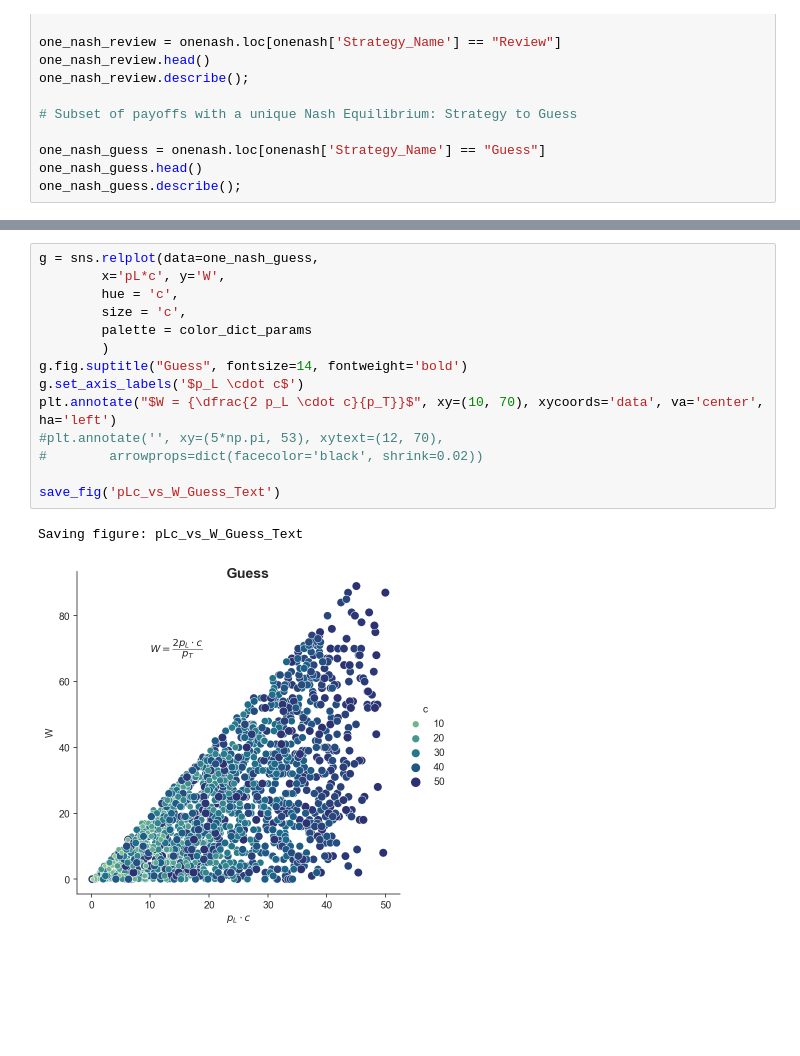
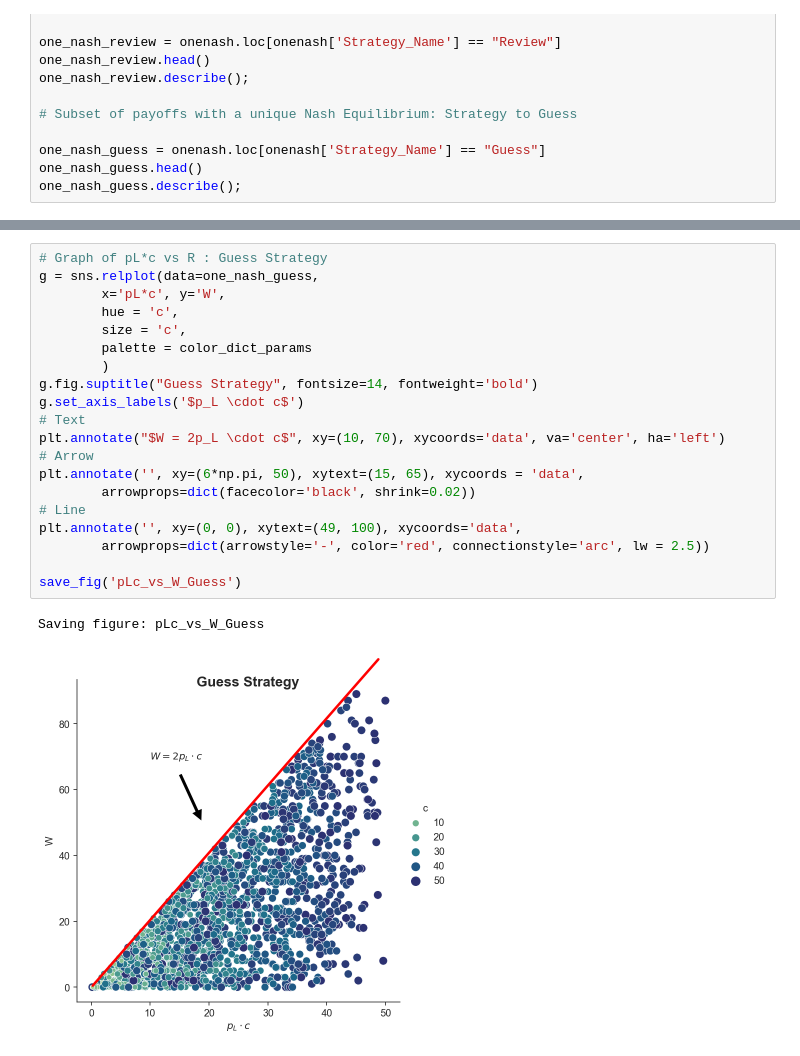
Before and after one commit to ANRGUSC/DecentralizedReviewSystem, a Jupyter notebook: payoff_graphs_R_W_equal.ipynb, the cells around one changed output, grey strips where cells are left out. Saved outputs shown, nothing was run; the diff lists cells and outputs as text; blank space fills up the shorter version.

```diff
--- a/payoff_graphs_R_W_equal.ipynb
+++ b/payoff_graphs_R_W_equal.ipynb
@@ -124,17 +108,23 @@ Saving figure: pQ_counts
 # %%
+# Graph of pL*c vs R : Guess Strategy
 g = sns.relplot(data=one_nash_guess,
         x='pL*c', y='W',
         hue = 'c',
         size = 'c',
         palette = color_dict_params
         )
-g.fig.suptitle("Guess", fontsize=14, fontweight='bold')
+g.fig.suptitle("Guess Strategy", fontsize=14, fontweight='bold')
 g.set_axis_labels('$p_L \cdot c$')
-plt.annotate("$W = {\dfrac{2 p_L \cdot c}{p_T}}$", xy=(10, 70), xycoords='data', va='center', ha='left')
-#plt.annotate('', xy=(5*np.pi, 53), xytext=(12, 70),
-#        arrowprops=dict(facecolor='black', shrink=0.02))
+# Text
+plt.annotate("$W = 2p_L \cdot c$", xy=(10, 70), xycoords='data', va='center', ha='left')
+# Arrow
+plt.annotate('', xy=(6*np.pi, 50), xytext=(15, 65), xycoords = 'data',
+        arrowprops=dict(facecolor='black', shrink=0.02))
+# Line
+plt.annotate('', xy=(0, 0), xytext=(49, 100), xycoords='data',
+        arrowprops=dict(arrowstyle='-', color='red', connectionstyle='arc', lw = 2.5))
 
-save_fig('pLc_vs_W_Guess_Text')
+save_fig('pLc_vs_W_Guess')
 # %% [output]
-Saving figure: pLc_vs_W_Guess_Text
+Saving figure: pLc_vs_W_Guess
-[figure, old version]
+[figure, new version]
```
Also changed, not shown: parts of 9 cells of this notebook, 28 other files.
